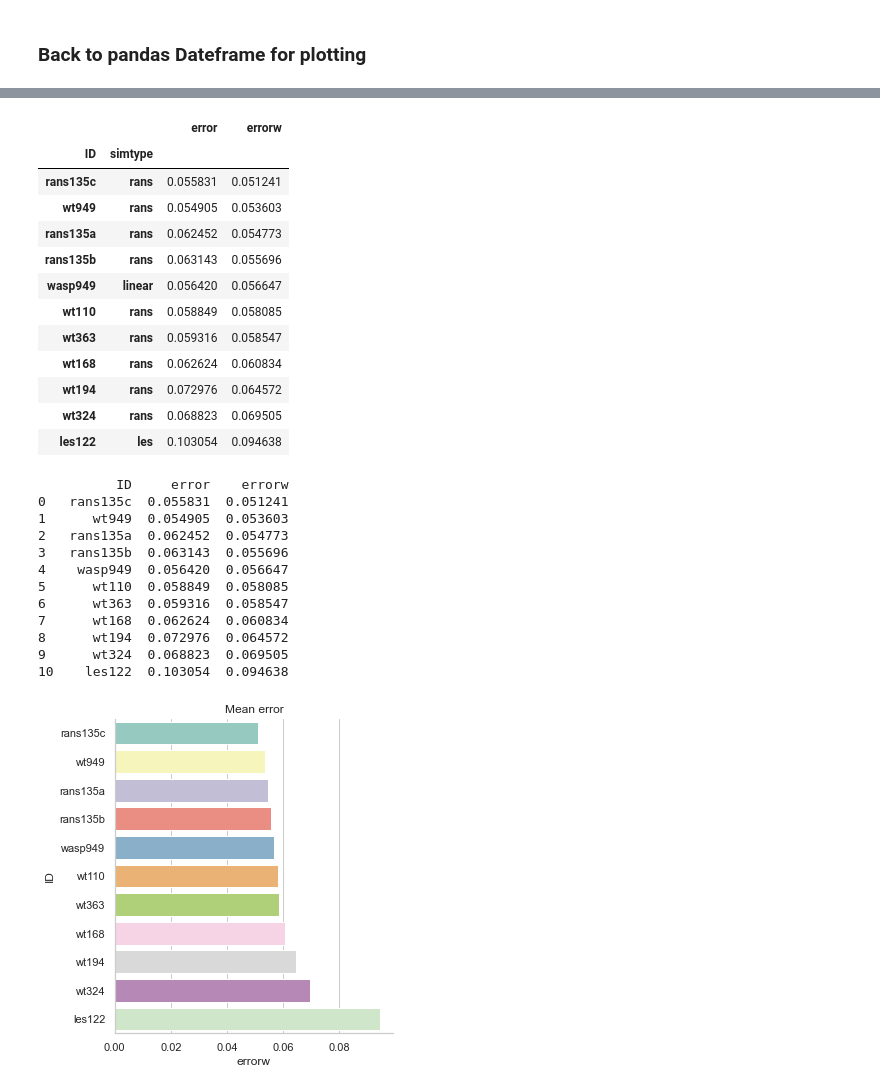
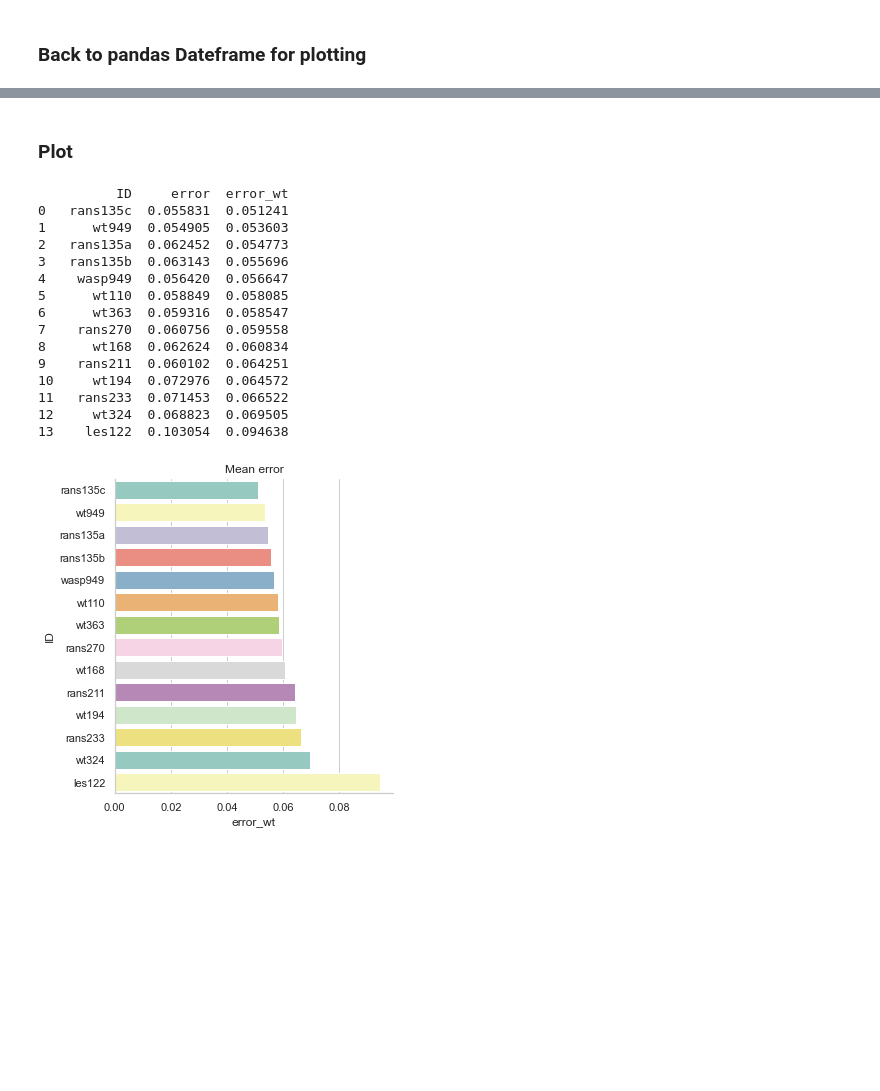
Before and after one commit to windbench/alaizNSC, a Jupyter notebook: nscResults.ipynb, the cells around one changed output, grey strips where cells are left out. Drawn from its saved outputs; the diff is of its cells as text; code cells hidden in the pictures; blank space fills up the shorter version.

```diff
--- a/nscResults.ipynb
+++ b/nscResults.ipynb
@@ -171,18 +151,18 @@ Coordinates:
 # %% [markdown]
 ### Load observation data
 # %%
-fnList = ['A1_SC2.nc', 'A2_SC2.nc', 'A3_SC2.nc', 'A4_SC1.nc', 'A5_SC1.nc', 'A6_SC1.nc']
+ds_all = ds_sims.copy()
+ds_all["Sector"] = ds_sims.Sector.astype(str)
 
+fnList = ['./results/'+a for a in ['A1_SC2.nc', 'A2_SC2.nc', 'A3_SC2.nc', 'A4_SC1.nc', 'A5_SC1.nc', 'A6_SC1.nc']] + ['./inputs/'+a for a in ['MP5_SC2.nc']]
 obs = dict.fromkeys([fn[0:2] for fn in fnList])
-
-ds_all = ds_sims.copy()
 for fn in fnList:
-    mast = fn[0:2]
-    obs[mast] = xr.open_dataset('./results/'+fn)
+    mast = fn.split('/')[2].split('_')[0]
+    obs[mast] = xr.open_dataset(fn)
     obs[mast] = obs[mast].assign_coords(ID='obs')
     obs[mast] = obs[mast].expand_dims('ID')
     obs[mast].coords["simtype"] = ("ID", ['obs'])
-    obs[mast] = obs[mast].assign_coords(mast=mast[0:2])
+    obs[mast] = obs[mast].assign_coords(mast=mast)
     obs[mast] = obs[mast].expand_dims('mast')
     ds_all = xr.merge([ds_all, obs[mast]])
 
@@ -194,8 +174,10 @@ for sec in ds_all.coords["Sector"]:
     nors.append('North' if sec in northSectors else 'South' if sec in southSectors else '')
 ds_all.coords["nors"] = ("Sector", nors)
 
+# standardize format after merge
 ds_all["Sector"] = ds_all.Sector.astype(int)
 ds_all = ds_all.sortby(ds_all.Sector, ascending=True)
 ds_all["Sector"] = ds_all.Sector.astype(str)
+
 ds_all['samples'] = ds_all.sel(ID='obs')['samples']
 # %% [markdown]
@@ -203,14 +185,14 @@ ds_all['samples'] = ds_all.sel(ID='obs')['samples']
 # %%
 ds_all['error'] = abs(ds_all['flow_correction_factor'] - ds_all['flow_correction_factor'].sel(ID='obs'))/ds_all['flow_correction_factor'].sel(ID='obs')
-ds_error = ds_all.sel(Sector=norsSectors)
+ds_error = ds_all.sel(Sector=norsSectors, mast=['A1', 'A2', 'A3', 'A4', 'A5', 'A6', 'MP5'])
 
 # weighted mean error
-ds_error['errorw'] = ds_error['error']*ds_error['samples']
-ds_error['errorw'] = ds_error['errorw'].sum(dim='Sector') / ds_error['samples'].sum(dim='Sector')
+#ds_error['errorw'] = ds_error['error']*ds_error['samples']
+#ds_error['errorw'] = ds_error['errorw'].sum(dim='Sector') / ds_error['samples'].sum(dim='Sector')
 # %% [markdown]
 ### Back to pandas Dateframe for plotting
 # %%
-df_error = ds_error.sel(z=118)[['error', 'errorw']].to_dataframe()
+df_error = ds_error.sel(z=118)[['error', 'samples']].to_dataframe()
 df_error = df_error.drop(columns=['z'])
 df_error = df_error.reset_index()
 df_error = df_error[df_error.ID != 'obs']
@@ -220,6 +202,7 @@ df_error = df_error.replace({'Stability': 'u'}, 'Unstable')
 df_error = df_error.replace({'Stability': 'n'}, 'Neutral')
 df_error = df_error.replace({'Stability': 's'}, 'Stable')
 
-#df_error.Sector = df_error.Sector.astype('int')
-df_error
+# focus on A1-A6 masts
+df_error = df_error[df_error.mast.isin(['A1', 'A2', 'A3', 'A4', 'A5', 'A6'])]
+df_error.mast.value_counts()
 # %% [output]
@@ -270,16 +216,11 @@ Attributes:
-# %%
-df_error.groupby(['ID', 'simtype']).mean().sort_values(by=['errorw'])
-# %% [output]
-|  |  | error | errorw |
-| ID | simtype |  |  |
-| rans135c | rans | 0.055831 | 0.051241 |
-| wt949 | rans | 0.054905 | 0.053603 |
-| rans135a | rans | 0.062452 | 0.054773 |
-| rans135b | rans | 0.063143 | 0.055696 |
-| wasp949 | linear | 0.056420 | 0.056647 |
-| wt110 | rans | 0.058849 | 0.058085 |
-| wt363 | rans | 0.059316 | 0.058547 |
-| wt168 | rans | 0.062624 | 0.060834 |
-| wt194 | rans | 0.072976 | 0.064572 |
-| wt324 | rans | 0.068823 | 0.069505 |
-| les122 | les | 0.103054 | 0.094638 |
+# %%
+# weighted mean error
+gp = df_error.groupby(['ID', 'Stability', 'mast'])
+df_error['error_wt'] = df_error.error * df_error.samples / gp.samples.transform('sum')
+df_error['error_wt'] = gp.error_wt.transform('sum')
+
+gp = df_error.groupby(['ID', 'Stability', 'nors', 'mast'])
+df_error['error_ns_wt'] = df_error.error * df_error.samples / gp.samples.transform('sum')
+df_error['error_ns_wt'] = gp.error_ns_wt.transform('sum')
+# %% [markdown]
+### Plot
@@ -286,24 +230,28 @@ df_error.groupby(['ID', 'simtype']).mean().sort_values(by=['errorw'])
 # %%
-df_plot = df_error.groupby(['ID']).mean().sort_values(by=['errorw']).reset_index()
+df_plot = df_error.groupby(['ID']).mean().sort_values(by=['error_wt']).reset_index()[['ID', 'error', 'error_wt']]
 print(df_plot)
-sns.set(style="whitegrid", palette="Set3")
-g = sns.catplot(x="errorw", y="ID", kind="bar", data=df_plot)
+
+sns.set(style="whitegrid")
+g = sns.catplot(x="error_wt", y="ID", kind="bar", data=df_plot, palette='Set3')
 plt.title("Mean error")
 saved_sort_order = dict((v,k) for k,v in df_plot.ID.to_dict().items())
 # %% [output]
-          ID     error    errorw
+          ID     error  error_wt
 0   rans135c  0.055831  0.051241
 1      wt949  0.054905  0.053603
 2   rans135a  0.062452  0.054773
 3   rans135b  0.063143  0.055696
 4    wasp949  0.056420  0.056647
 5      wt110  0.058849  0.058085
 6      wt363  0.059316  0.058547
-7      wt168  0.062624  0.060834
-8      wt194  0.072976  0.064572
-9      wt324  0.068823  0.069505
-10    les122  0.103054  0.094638
+7    rans270  0.060756  0.059558
+8      wt168  0.062624  0.060834
+9    rans211  0.060102  0.064251
+10     wt194  0.072976  0.064572
+11   rans233  0.071453  0.066522
+12     wt324  0.068823  0.069505
+13    les122  0.103054  0.094638
-[figure, old version]
+[figure, new version]
 # %%
 df_plot = df_error.groupby(['ID', 'mast']).mean().reset_index()
 df_plot.sort_values(by=['mast', 'ID'], key=lambda x: x.map(saved_sort_order), inplace=True)
```
Also changed, not shown: parts of 22 cells of this notebook.
